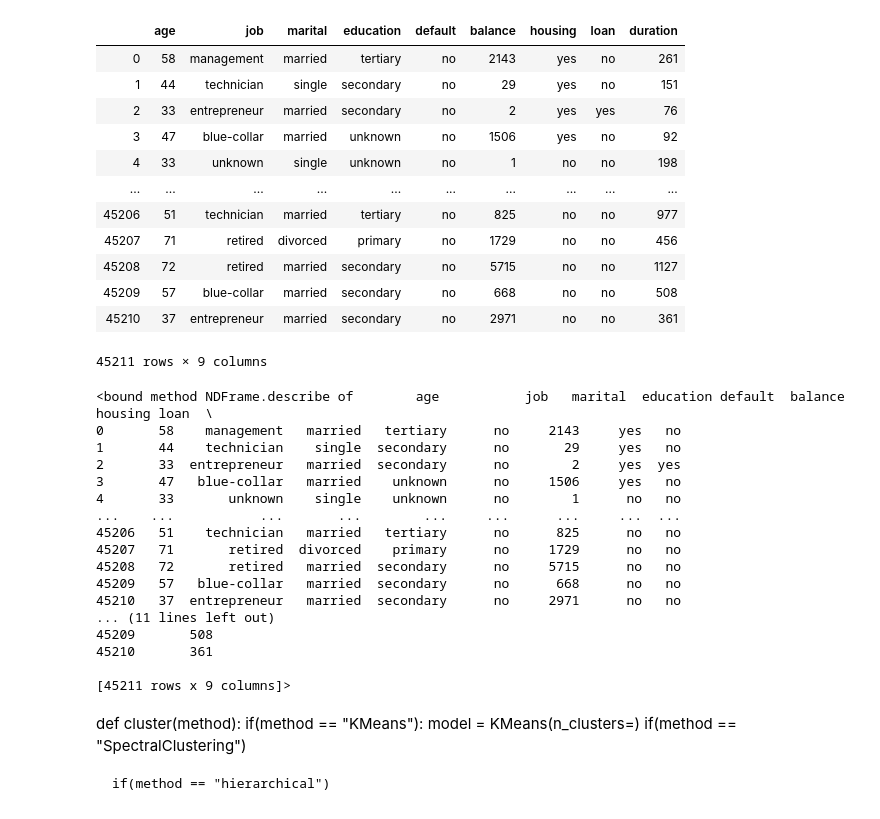
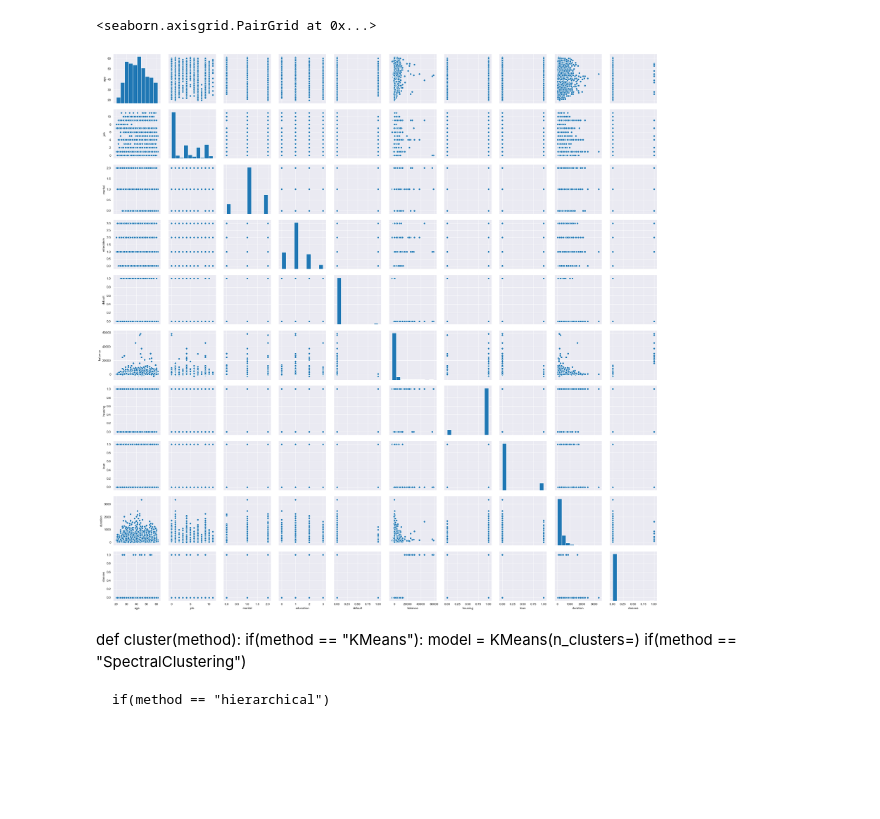
Before and after one commit to SzymonMajk/Bank-Clustering, a Jupyter notebook: APP_trial_place.ipynb, the cells around one changed output. Cells and saved outputs as stored; diff of their text form; code cells hidden in the pictures; blank space fills up the shorter version.

```diff
--- a/APP_trial_place.ipynb
+++ b/APP_trial_place.ipynb
@@ -38,36 +15,0 @@ data.drop(["contact","pdays","previous","poutcome","y","month","day","campaign"]
-# %%
-data
-# %% [output]
-|  | age | job | marital | education | default | balance | housing | loan | duration |
-| 0 | 58 | management | married | tertiary | no | 2143 | yes | no | 261 |
-| 1 | 44 | technician | single | secondary | no | 29 | yes | no | 151 |
-| 2 | 33 | entrepreneur | married | secondary | no | 2 | yes | yes | 76 |
-| 3 | 47 | blue-collar | married | unknown | no | 1506 | yes | no | 92 |
-| 4 | 33 | unknown | single | unknown | no | 1 | no | no | 198 |
-| ... | ... | ... | ... | ... | ... | ... | ... | ... | ... |
-| 45206 | 51 | technician | married | tertiary | no | 825 | no | no | 977 |
-| 45207 | 71 | retired | divorced | primary | no | 1729 | no | no | 456 |
-| 45208 | 72 | retired | married | secondary | no | 5715 | no | no | 1127 |
-| 45209 | 57 | blue-collar | married | secondary | no | 668 | no | no | 508 |
-| 45210 | 37 | entrepreneur | married | secondary | no | 2971 | no | no | 361 |
-45211 rows × 9 columns
-# %%
-data.describe
-# %% [output]
-<bound method NDFrame.describe of        age           job   marital  education default  balance housing loan  \
-0       58    management   married   tertiary      no     2143     yes   no
-1       44    technician    single  secondary      no       29     yes   no
-2       33  entrepreneur   married  secondary      no        2     yes  yes
-3       47   blue-collar   married    unknown      no     1506     yes   no
-4       33       unknown    single    unknown      no        1      no   no
-...    ...           ...       ...        ...     ...      ...     ...  ...
-45206   51    technician   married   tertiary      no      825      no   no
-45207   71       retired  divorced    primary      no     1729      no   no
-45208   72       retired   married  secondary      no     5715      no   no
-45209   57   blue-collar   married  secondary      no      668      no   no
-45210   37  entrepreneur   married  secondary      no     2971      no   no
-... (11 lines left out)
-45209       508
-45210       361
-
-[45211 rows x 9 columns]>
@@ -76,3 +16,8 @@ data = data[:4000]
+# %%
+sns.pairplot(data)
+# %% [output]
+<seaborn.axisgrid.PairGrid at 0x...>
+[figure, added]
 # %% [markdown]
 def cluster(method):
     if(method == "KMeans"):
```
Also changed, not shown: parts of 11 cells of this notebook.
